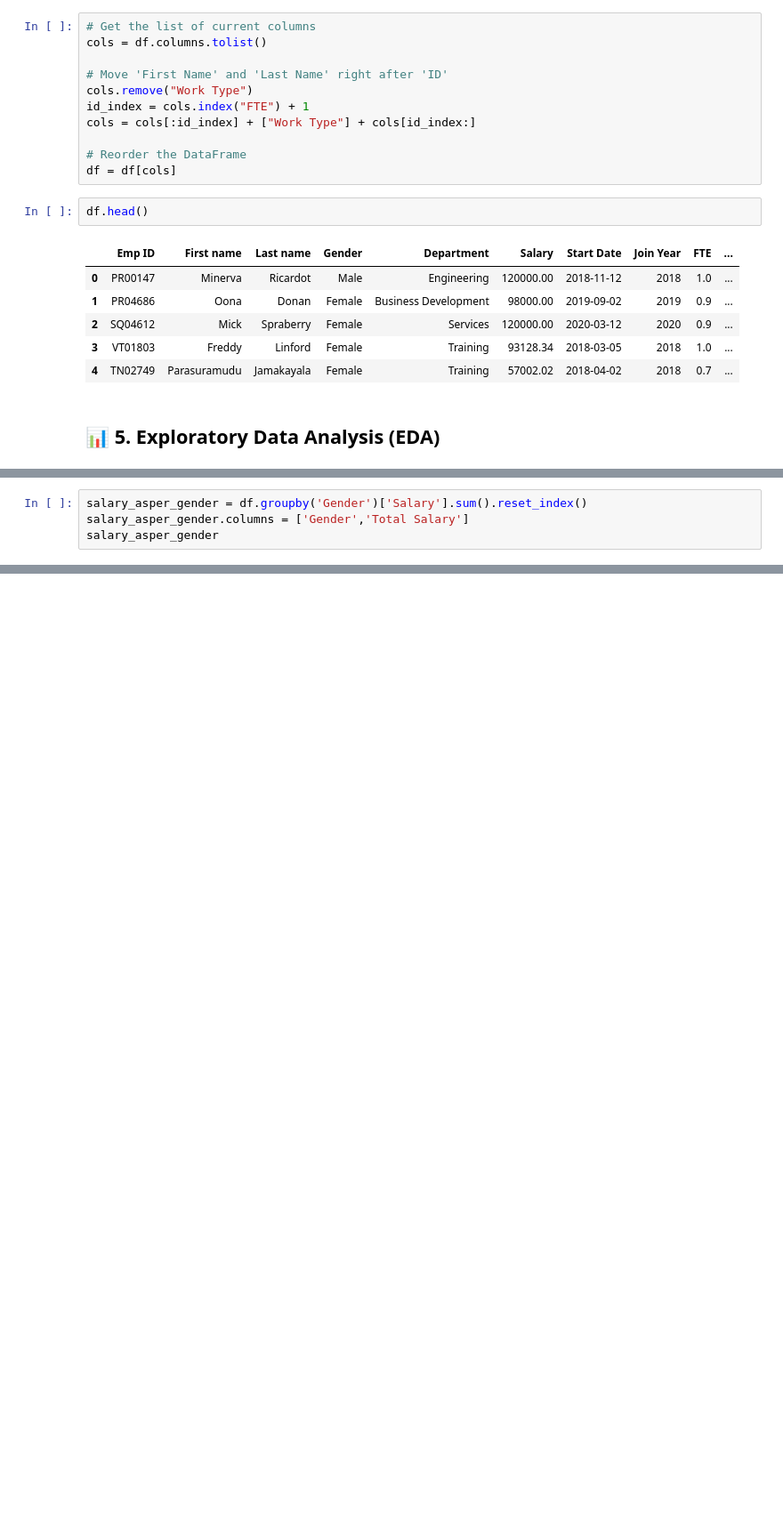
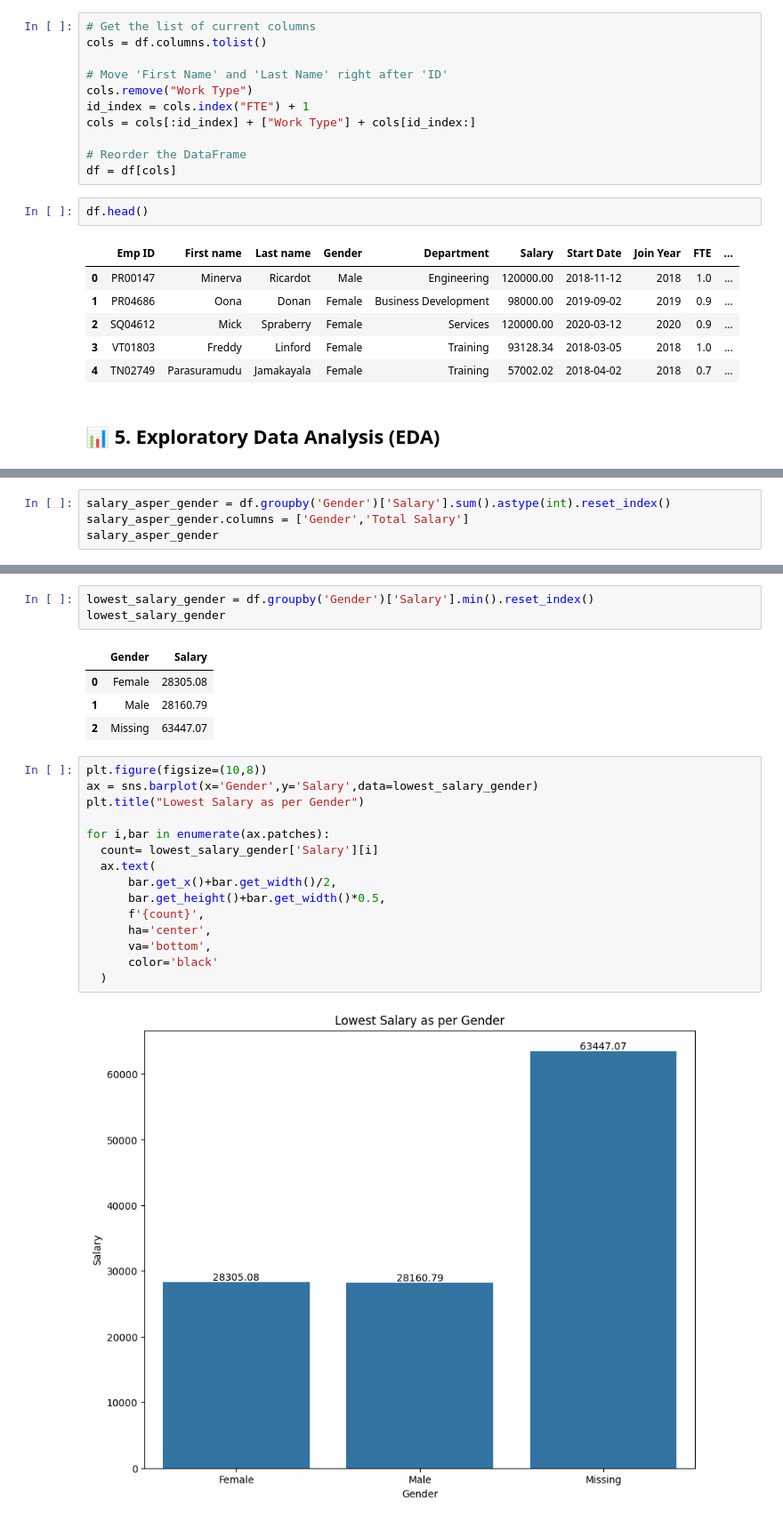
Before and after one commit to gauravvxv/Employee-Analytics-Dashboard, a Jupyter notebook: Notebook/Staff.ipynb, the cells around one changed output, grey strips where cells are left out. Shown at 89% size. Saved outputs shown, nothing was run; the diff lists cells and outputs as text; blank space fills up the shorter version.

```diff
--- a/Notebook/Staff.ipynb
+++ b/Notebook/Staff.ipynb
@@ -368,5 +368,5 @@ plt.xticks(rotation=90)
 # %%
-salary_asper_gender = df.groupby('Gender')['Salary'].sum().reset_index()
+salary_asper_gender = df.groupby('Gender')['Salary'].sum().astype(int).reset_index()
 salary_asper_gender.columns = ['Gender','Total Salary']
 salary_asper_gender
 # %% [output]
@@ -392,0 +393,25 @@ for i,bar in enumerate(ax.patches):
+# %%
+lowest_salary_gender = df.groupby('Gender')['Salary'].min().reset_index()
+lowest_salary_gender
+# %% [output]
+|  | Gender | Salary |
+| 0 | Female | 28305.08 |
+| 1 | Male | 28160.79 |
+| 2 | Missing | 63447.07 |
+# %%
+plt.figure(figsize=(10,8))
+ax = sns.barplot(x='Gender',y='Salary',data=lowest_salary_gender)
+plt.title("Lowest Salary as per Gender")
+
+for i,bar in enumerate(ax.patches):
+  count= lowest_salary_gender['Salary'][i]
+  ax.text(
+      bar.get_x()+bar.get_width()/2,
+      bar.get_height()+bar.get_width()*0.5,
+      f'{count}',
+      ha='center',
+      va='bottom',
+      color='black'
+  )
+# %% [output]
+[figure, added]
```
Also changed, not shown: parts of 8 cells of this notebook.
